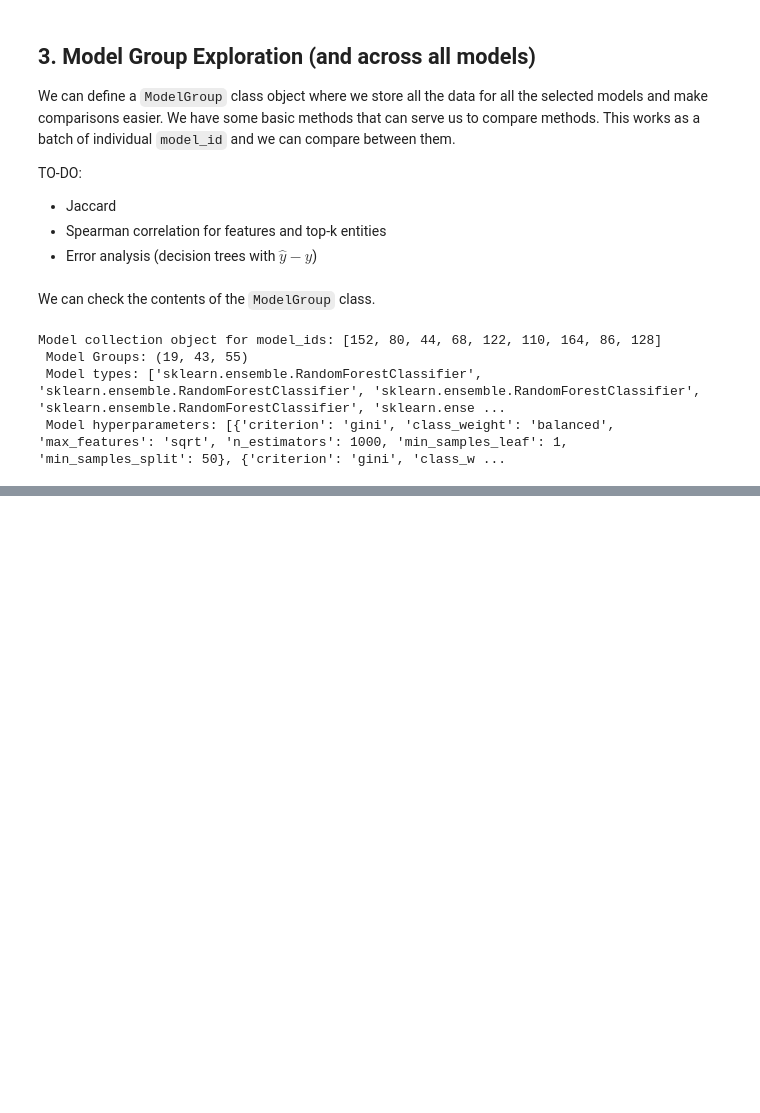
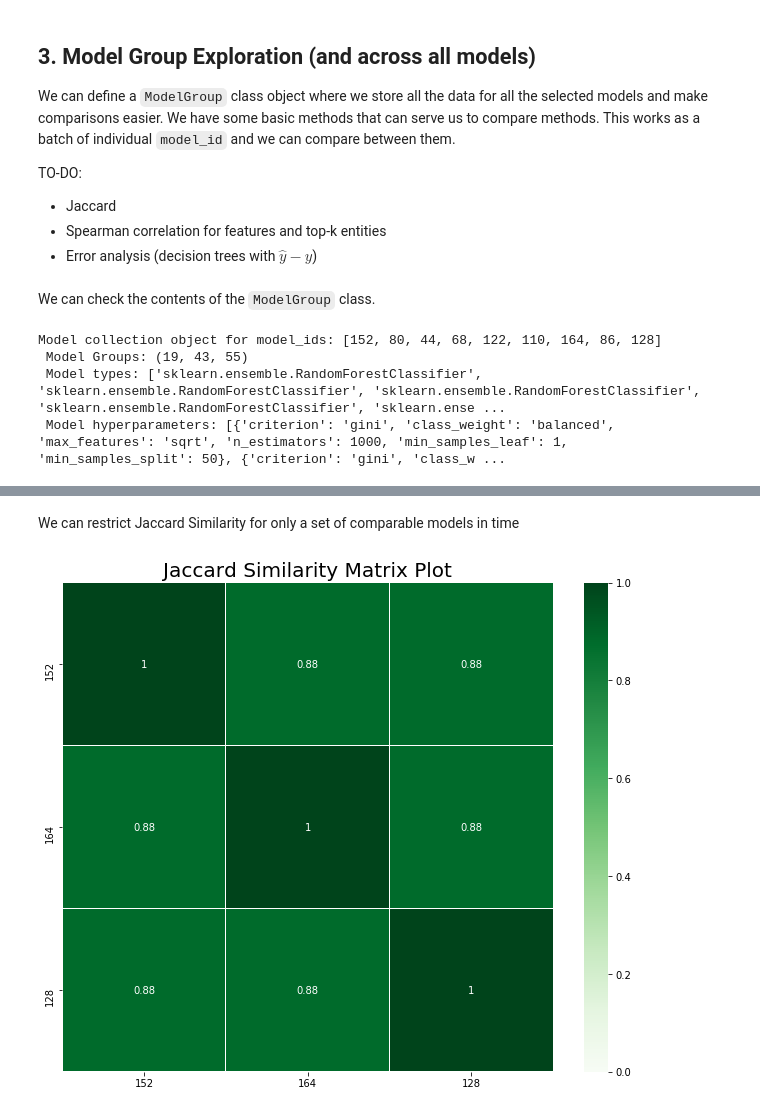
Before and after one commit to dssg/triage, a Jupyter notebook: src/triage/component/postmodeling/contrast/postmodeling_tutorial.ipynb, the cells around one changed output, grey strips where cells are left out. Drawn from its saved outputs; the diff is of its cells as text; code cells hidden in the pictures; blank space fills up the shorter version.

```diff
--- a/src/triage/component/postmodeling/contrast/postmodeling_tutorial.ipynb
+++ b/src/triage/component/postmodeling/contrast/postmodeling_tutorial.ipynb
@@ -184,0 +168,8 @@ audited_models_class.model_metrics.size
+# %% [markdown]
+We can restrict Jaccard Similarity for only a set of comparable models in time
+# %%
+audited_models_class.plot_jaccard(figsize=(11,9),
+                                  model_subset=[152, 164, 128],
+                                   top_n = 100)
+# %% [output]
+[figure, added]
```
Also changed, not shown: parts of 7 cells of this notebook, 1 other file.
